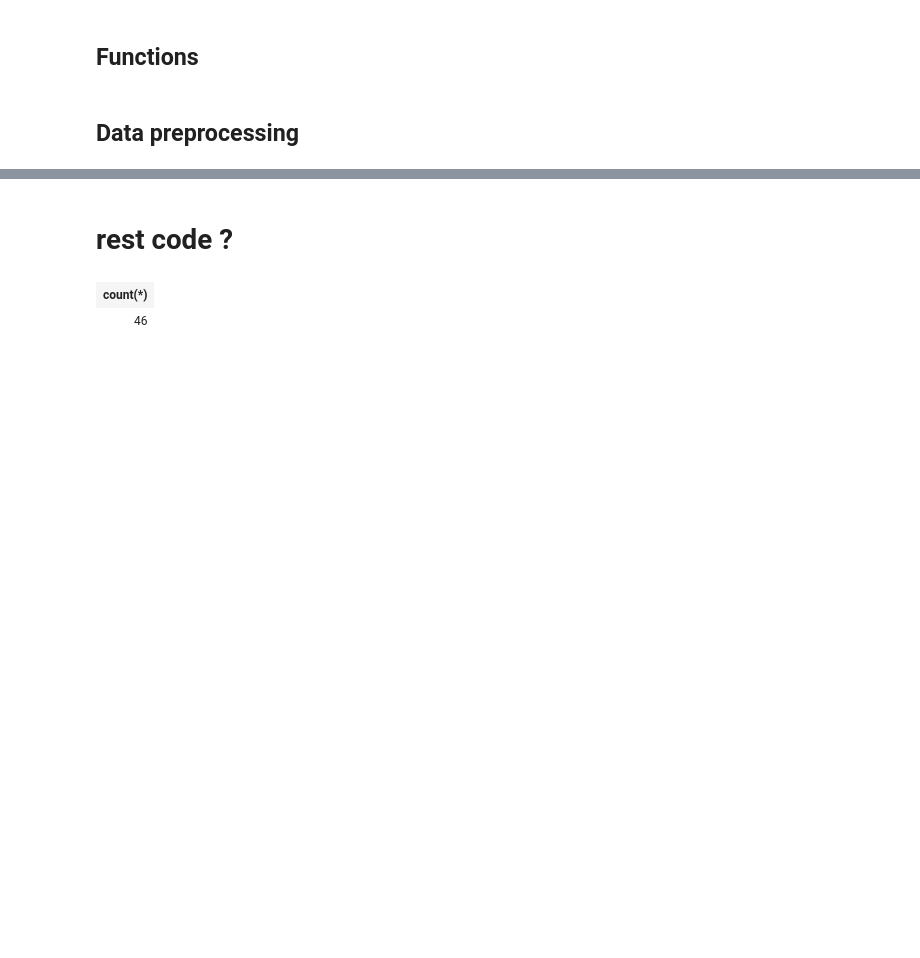
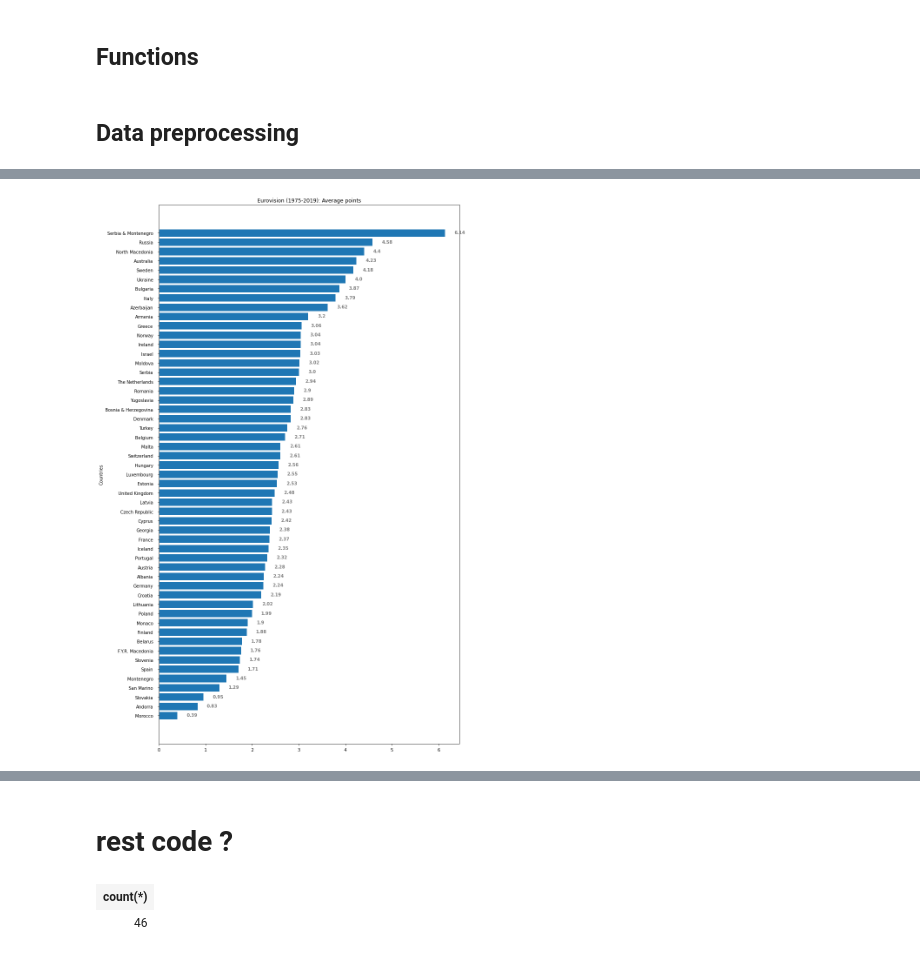
Before and after one commit to VLjoris/MDA-Eurovision-project---Group-Iceland, a Jupyter notebook: Eurovision project Notebook.ipynb, the cells around one changed output, grey strips where cells are left out. Cells and saved outputs as stored; diff of their text form; code cells hidden in the pictures; blank space fills up the shorter version.

```diff
--- a/Eurovision project Notebook.ipynb
+++ b/Eurovision project Notebook.ipynb
@@ -195,0 +228,5 @@ df_esc.head(n=20)
+# %%
+df_esc.loc[df_esc['From country'] == "Macedonia", 'From country'] = "F.Y.R. Macedonia"
+df_esc.loc[df_esc['From country'] == "The Netherands", 'From country'] = "The Netherlands"
+
+df_esc.loc[df_esc['To country'] == "Macedonia", 'To country'] = "F.Y.R. Macedonia"
@@ -195,0 +325,27 @@ df_esc.head(n=20)
+# %%
+# Average points per country
+df_average_points_per_country = df_esc.groupby('To country').agg({'Points': ['mean']}).sort_values(('Points', 'mean'), ascending = False)
+# %%
+# Plotting average points per country
+labels = df_average_points_per_country[('Points', 'mean')].index
+avg_points = list(df_average_points_per_country[('Points', 'mean')])
+
+fig, ax = plt.subplots(figsize=(12,18))
+rects = ax.barh(labels, avg_points)
+
+ax.invert_yaxis()
+ax.set_ylabel('Countries')
+ax.set_title('Eurovision (1975-2019): Average points')
+ax.xaxis.set_tick_params(pad = 5)
+ax.yaxis.set_tick_params(pad = 10)
+
+for i in ax.patches:
+    plt.text(i.get_width()+0.2, i.get_y()+0.5,
+             str(round((i.get_width()), 2)),
+             fontsize = 10, fontweight ='bold',
+             color ='grey')
+
+fig.tight_layout()
+plt.show()
+# %% [output]
+[figure, added]
```
Also changed, not shown: parts of 27 cells of this notebook.
